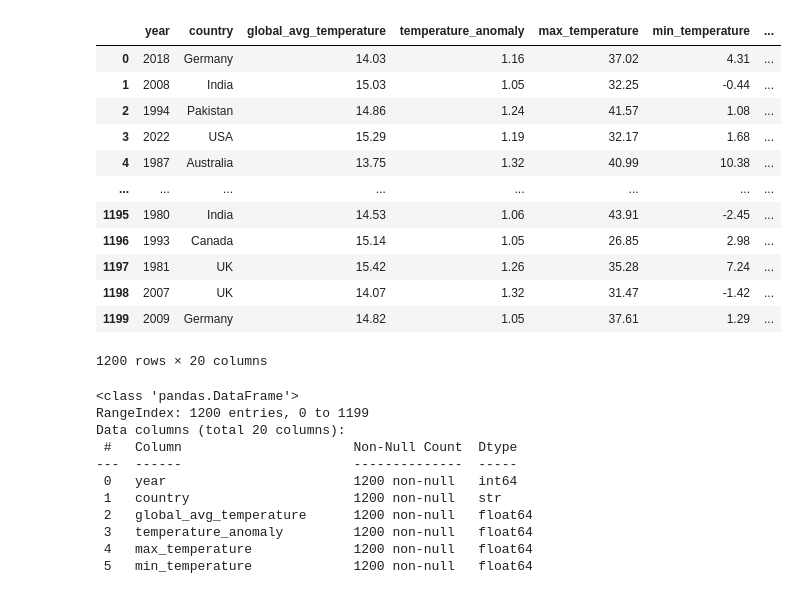
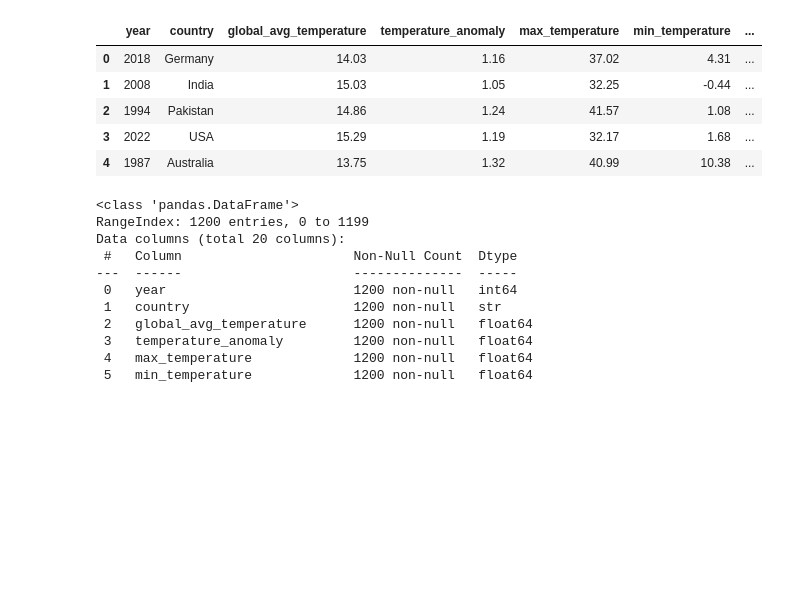
Before and after one commit to Sarah-Jane85/first_project, a Jupyter notebook: notebooks/climate_change.ipynb, the cells around one changed output. Cells and saved outputs as stored; diff of their text form; code cells hidden in the pictures; blank space fills up the shorter version.

```diff
--- a/notebooks/climate_change.ipynb
+++ b/notebooks/climate_change.ipynb
@@ -8,18 +11,11 @@ with open("../config.yaml", "r") as file:
     config = yaml.safe_load(file)
 # %%
 df_cc = pd.read_csv(config["input_data"]["file1"])
-df_cc
+df_cc.head()
 # %% [output]
 |  | year | country | global_avg_temperature | temperature_anomaly | max_temperature | min_temperature | ... |
 | 0 | 2018 | Germany | 14.03 | 1.16 | 37.02 | 4.31 | ... |
 | 1 | 2008 | India | 15.03 | 1.05 | 32.25 | -0.44 | ... |
 | 2 | 1994 | Pakistan | 14.86 | 1.24 | 41.57 | 1.08 | ... |
 | 3 | 2022 | USA | 15.29 | 1.19 | 32.17 | 1.68 | ... |
 | 4 | 1987 | Australia | 13.75 | 1.32 | 40.99 | 10.38 | ... |
-| ... | ... | ... | ... | ... | ... | ... | ... |
-| 1195 | 1980 | India | 14.53 | 1.06 | 43.91 | -2.45 | ... |
-| 1196 | 1993 | Canada | 15.14 | 1.05 | 26.85 | 2.98 | ... |
-| 1197 | 1981 | UK | 15.42 | 1.26 | 35.28 | 7.24 | ... |
-| 1198 | 2007 | UK | 14.07 | 1.32 | 31.47 | -1.42 | ... |
-| 1199 | 2009 | Germany | 14.82 | 1.05 | 37.61 | 1.29 | ... |
-1200 rows × 20 columns
```
Also changed, not shown: parts of 19 cells of this notebook, 9 other files.
